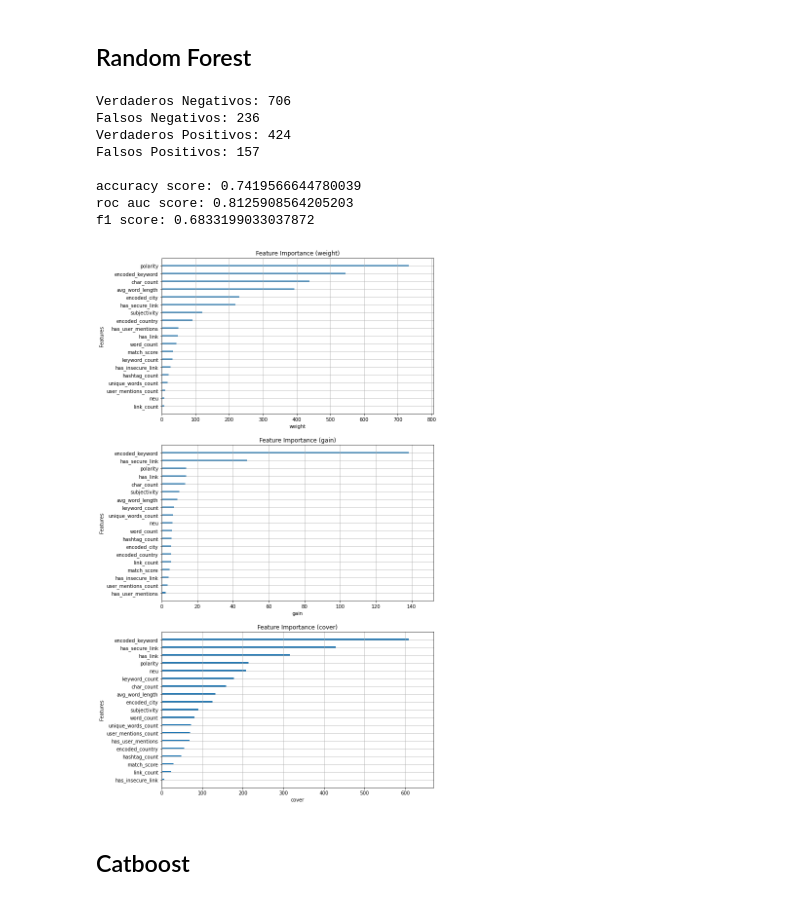
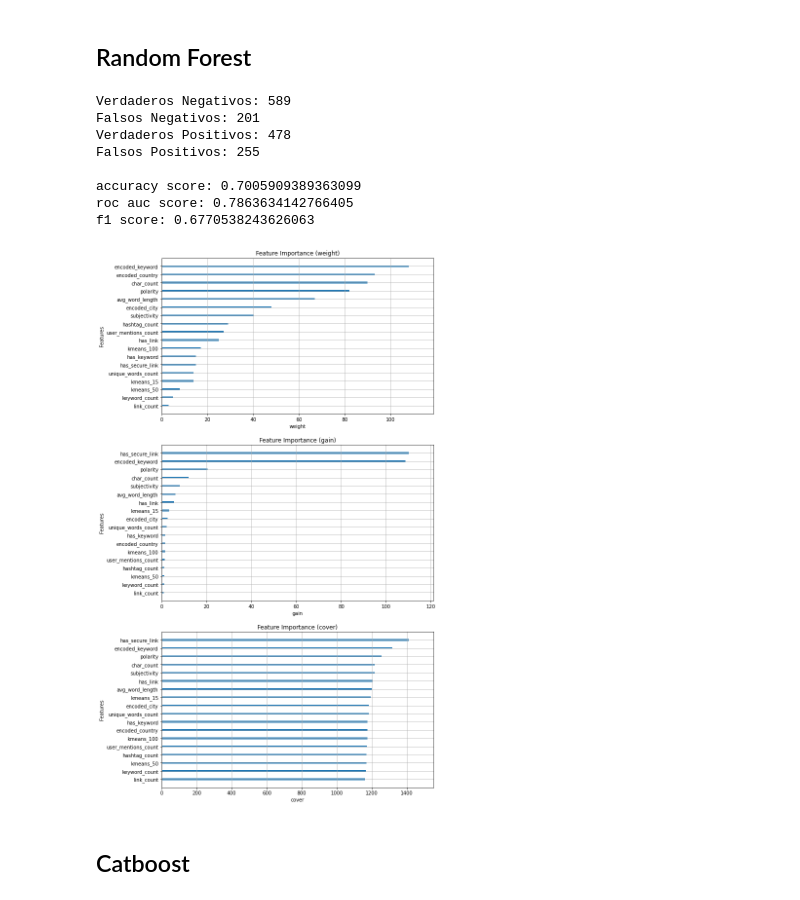
Before and after one commit to fsicardir/datos-tp2, a Jupyter notebook: notebooks_models/tree_based_approaches.ipynb, the cells around one changed output. Saved outputs shown, nothing was run; the diff lists cells and outputs as text; code cells hidden in the pictures.

```diff
--- a/notebooks_models/tree_based_approaches.ipynb
+++ b/notebooks_models/tree_based_approaches.ipynb
@@ -206,23 +217,23 @@ f1 score: 0.693069306930693
 # %%
 rf_classifier = RandomForestClassifier(
     criterion= 'entropy',
-    max_depth= 5,
-    n_estimators=100,
+    max_depth= 1,
+    n_estimators=700,
     max_features= 'auto',
-    class_weight={1:1.2},
+    class_weight={1:1.3},
     n_jobs=-1
 )
 rf_classifier = try_classifier(rf_classifier)
 # %% [output]
-Verdaderos Negativos: 706
-Falsos Negativos: 236
-Verdaderos Positivos: 424
-Falsos Positivos: 157
+Verdaderos Negativos: 589
+Falsos Negativos: 201
+Verdaderos Positivos: 478
+Falsos Positivos: 255
 
-accuracy score: 0.7419566644780039
-roc auc score: 0.8125908564205203
-f1 score: 0.6833199033037872
+accuracy score: 0.7005909389363099
+roc auc score: 0.7863634142766405
+f1 score: 0.6770538243626063
-[figure, old version]
+[figure, new version]
 # %% [markdown]
 ## Catboost
 # %%
```
Also changed, not shown: parts of 12 cells of this notebook.
